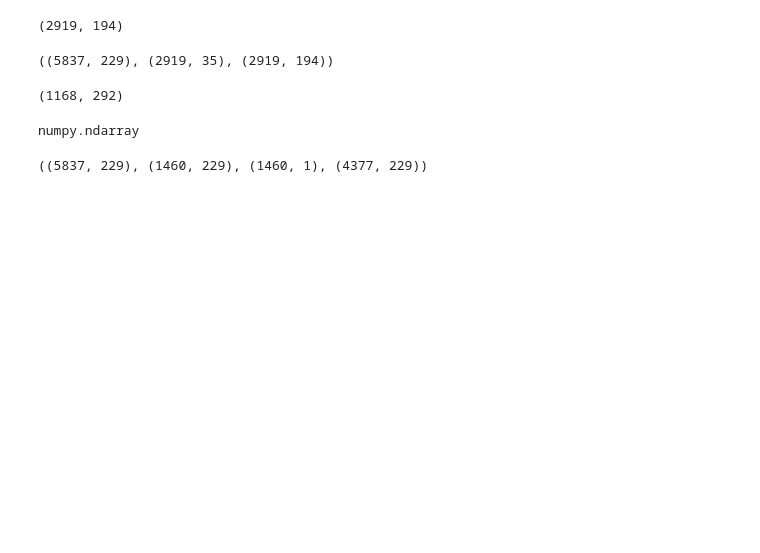
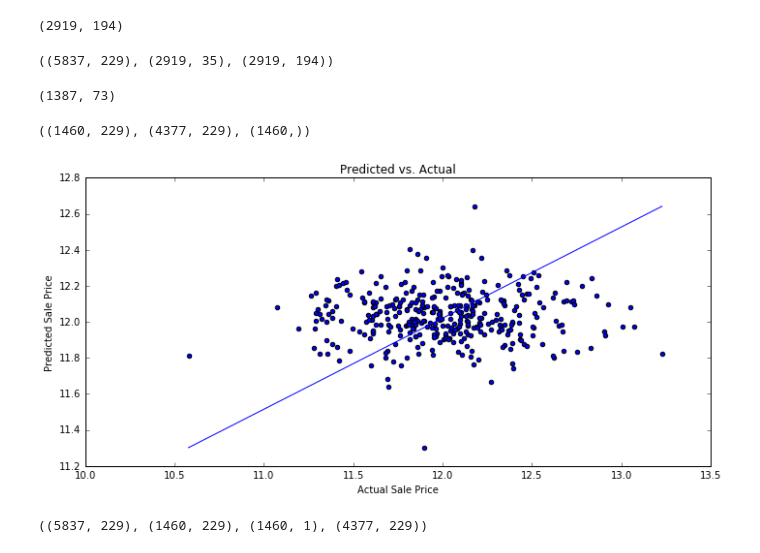
Before and after one commit to swapnilashtekar/House_prices_advanced_regression, a Jupyter notebook: house_pricing_RF.ipynb, the cells around one changed output. Drawn from its saved outputs; the diff is of its cells as text; code cells hidden in the pictures; blank space fills up the shorter version.

```diff
--- a/house_pricing_RF.ipynb
+++ b/house_pricing_RF.ipynb
@@ -166,9 +166,9 @@ train_test_data_new.shape, train_numerical.shape, train_categorical.shape
 # %% [output]
 ((5837, 229), (2919, 35), (2919, 194))
 # %%
-train_rows = int(train.shape[0] * 0.8)
+train_rows = int(train.shape[0] * 0.95)
 val_rows = train.shape[0] - train_rows
 train_rows, val_rows
 # %% [output]
-(1168, 292)
+(1387, 73)
 # %%
@@ -191,11 +180,31 @@ vtTrain = train.loc[train_rows:train.shape[0],'SalePrice']
 #xTest partition
 xTest = train_test_data_new.iloc[train.shape[0]:,:]
-# %%
-type(tTrain.values)
-# %% [output]
-numpy.ndarray
+# %%
+xTrain.shape, xTest.shape, tTrain.shape
+# %% [output]
+((1460, 229), (4377, 229), (1460,))
 # %%
 tTrain = pd.DataFrame(np.log1p(tTrain.values))
+# %%
+from sklearn.cross_validation import train_test_split
+
+X_train1, X_test1, y_train1, y_test1 = train_test_split(xTrain.values, tTrain.values)
+clf = RandomForestRegressor(n_estimators=500, n_jobs=-1)
+
+clf.fit(X_train1, y_train1)
+y_pred = clf.predict(X_test1)
+
+y_test1 = y_test1
+plt.figure(figsize=(10, 5))
+plt.scatter(y_test1, y_pred, s=20)
+plt.title('Predicted vs. Actual')
+plt.xlabel('Actual Sale Price')
+plt.ylabel('Predicted Sale Price')
+
+plt.plot([min(y_test1), max(y_test1)], [min(y_pred), max(y_pred)])
+plt.tight_layout()
+# %% [output]
+[figure, added]
 # %%
 train_test_data_new.shape, xTrain.shape, tTrain.shape, xTest.shape
 # %% [output]
```
Also changed, not shown: parts of 16 cells of this notebook.
